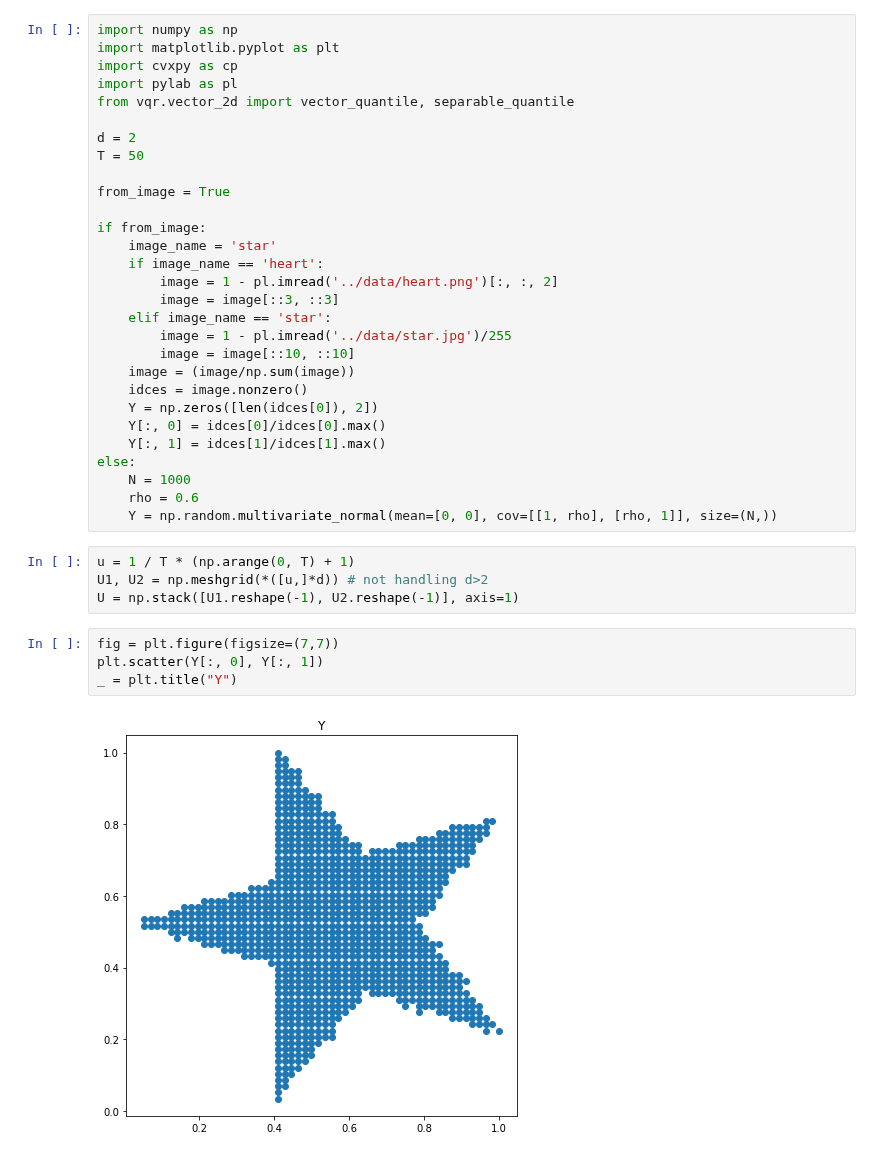
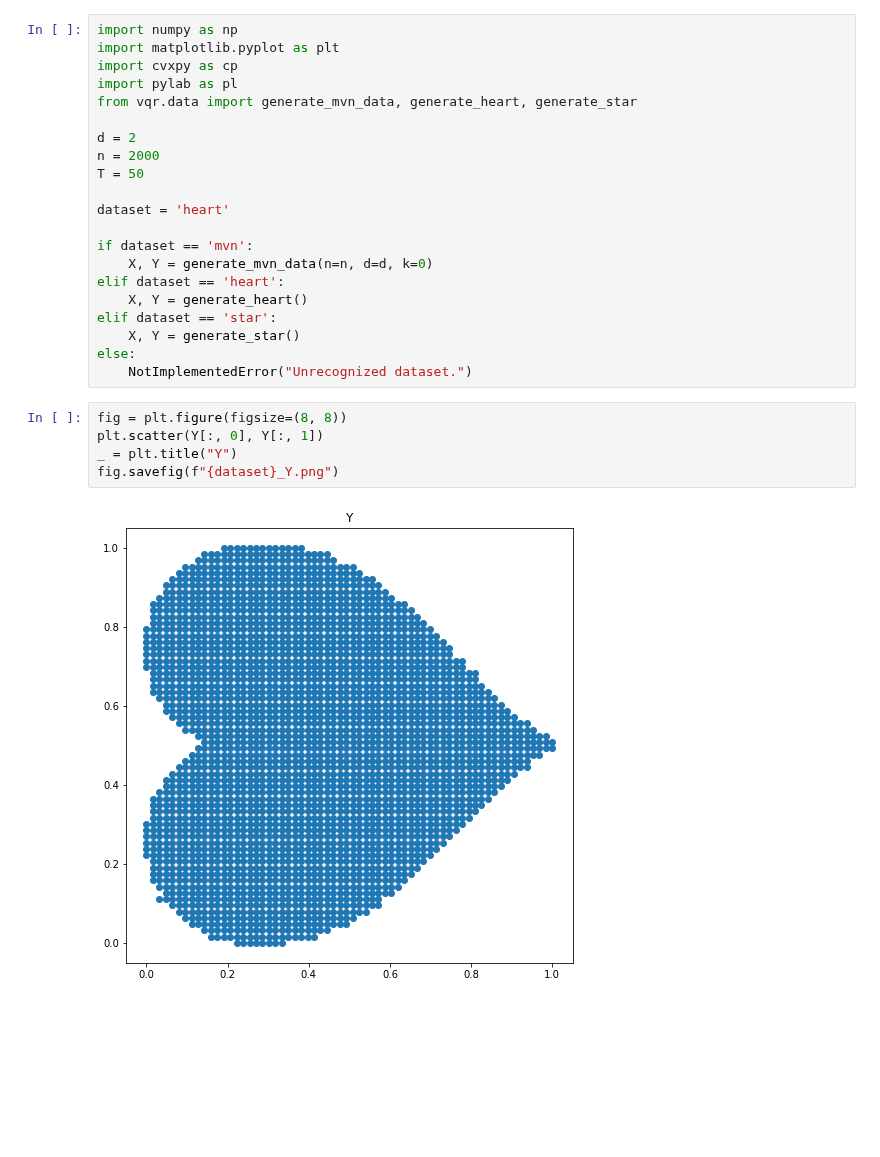
Before and after one commit to vistalab-technion/vqr, a Jupyter notebook: notebooks/02-Coverage.ipynb, the cells around one changed output. Cells and saved outputs as stored; diff of their text form; blank space fills up the shorter version.

```diff
--- a/notebooks/02-Coverage.ipynb
+++ b/notebooks/02-Coverage.ipynb
@@ -3,37 +3,26 @@ import numpy as np
 import matplotlib.pyplot as plt
 import cvxpy as cp
 import pylab as pl
-from vqr.vector_2d import vector_quantile, separable_quantile
+from vqr.data import generate_mvn_data, generate_heart, generate_star
 
 d = 2
+n = 2000
 T = 50
 
-from_image = True
+dataset = 'heart'
 
-if from_image:
-    image_name = 'star'
-    if image_name == 'heart':
-        image = 1 - pl.imread('../data/heart.png')[:, :, 2]
-        image = image[::3, ::3]
-    elif image_name == 'star':
-        image = 1 - pl.imread('../data/star.jpg')/255
-        image = image[::10, ::10]
-    image = (image/np.sum(image))
-    idces = image.nonzero()
-    Y = np.zeros([len(idces[0]), 2])
-    Y[:, 0] = idces[0]/idces[0].max()
-    Y[:, 1] = idces[1]/idces[1].max()
+if dataset == 'mvn':
+    X, Y = generate_mvn_data(n=n, d=d, k=0)
+elif dataset == 'heart':
+    X, Y = generate_heart()
+elif dataset == 'star':
+    X, Y = generate_star()
 else:
-    N = 1000
-    rho = 0.6
-    Y = np.random.multivariate_normal(mean=[0, 0], cov=[[1, rho], [rho, 1]], size=(N,))
+    NotImplementedError("Unrecognized dataset.")
-# %%
-u = 1 / T * (np.arange(0, T) + 1)
-U1, U2 = np.meshgrid(*([u,]*d)) # not handling d>2
-U = np.stack([U1.reshape(-1), U2.reshape(-1)], axis=1)
 # %%
-fig = plt.figure(figsize=(7,7))
+fig = plt.figure(figsize=(8, 8))
 plt.scatter(Y[:, 0], Y[:, 1])
 _ = plt.title("Y")
+fig.savefig(f"{dataset}_Y.png")
 # %% [output]
-[figure, old version]
+[figure, new version]
```
Also changed, not shown: parts of 14 cells of this notebook.
